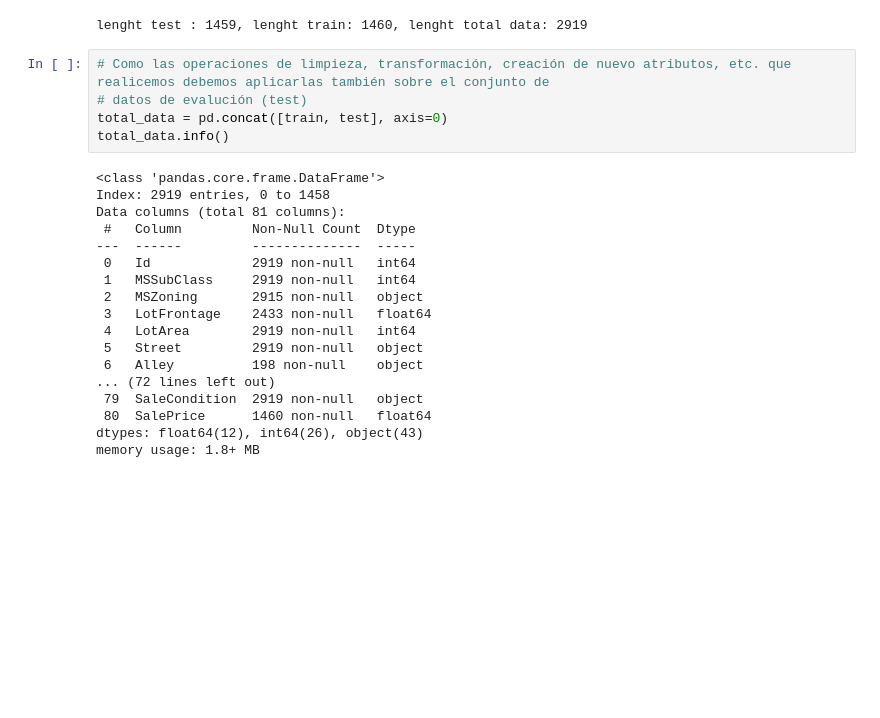
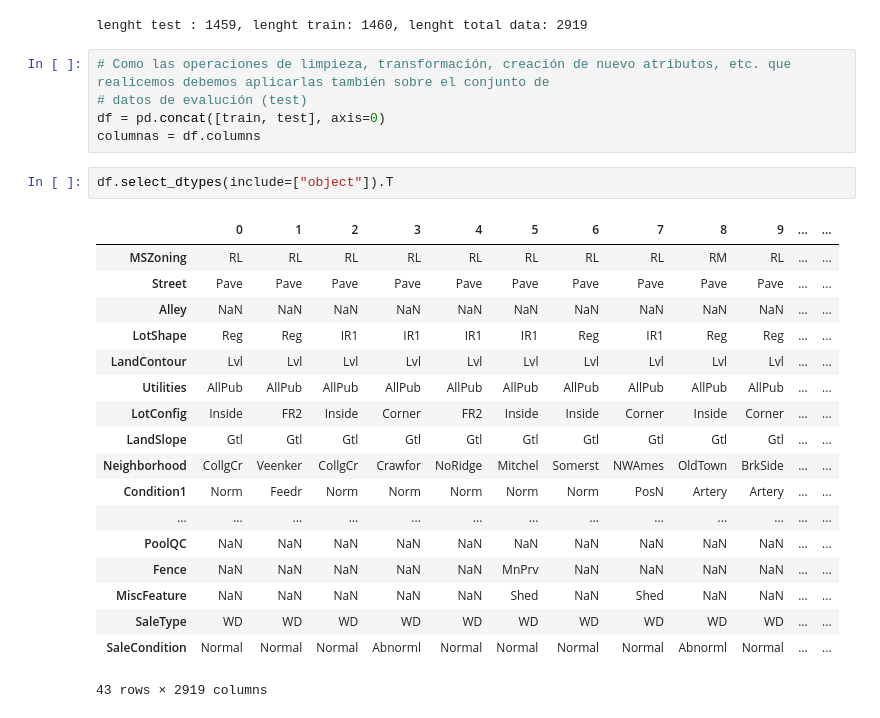
Before and after one commit to steestor/Supervised_Learning_Project_Samsung, a Jupyter notebook: Proyecto Final - House prices.ipynb, the cells around one changed output. Drawn from its saved outputs; the diff is of its cells as text; blank space fills up the shorter version.

```diff
--- a/Proyecto Final - House prices.ipynb
+++ b/Proyecto Final - House prices.ipynb
@@ -58,23 +159,26 @@ lenght test : 1459, lenght train: 1460, lenght total data: 2919
 # %%
 # Como las operaciones de limpieza, transformación, creación de nuevo atributos, etc. que realicemos debemos aplicarlas también sobre el conjunto de
 # datos de evalución (test)
-total_data = pd.concat([train, test], axis=0)
-total_data.info()
+df = pd.concat([train, test], axis=0)
+columnas = df.columns
-# %% [output]
-<class 'pandas.core.frame.DataFrame'>
-Index: 2919 entries, 0 to 1458
-Data columns (total 81 columns):
- #   Column         Non-Null Count  Dtype
----  ------         --------------  -----
- 0   Id             2919 non-null   int64
- 1   MSSubClass     2919 non-null   int64
- 2   MSZoning       2915 non-null   object
- 3   LotFrontage    2433 non-null   float64
- 4   LotArea        2919 non-null   int64
- 5   Street         2919 non-null   object
- 6   Alley          198 non-null    object
-... (72 lines left out)
- 79  SaleCondition  2919 non-null   object
- 80  SalePrice      1460 non-null   float64
-dtypes: float64(12), int64(26), object(43)
-memory usage: 1.8+ MB
+# %%
+df.select_dtypes(include=["object"]).T
+# %% [output]
+|  | 0 | 1 | 2 | 3 | 4 | 5 | 6 | 7 | 8 | 9 | ... | ... |
+| MSZoning | RL | RL | RL | RL | RL | RL | RL | RL | RM | RL | ... | ... |
+| Street | Pave | Pave | Pave | Pave | Pave | Pave | Pave | Pave | Pave | Pave | ... | ... |
+| Alley | NaN | NaN | NaN | NaN | NaN | NaN | NaN | NaN | NaN | NaN | ... | ... |
+| LotShape | Reg | Reg | IR1 | IR1 | IR1 | IR1 | Reg | IR1 | Reg | Reg | ... | ... |
+| LandContour | Lvl | Lvl | Lvl | Lvl | Lvl | Lvl | Lvl | Lvl | Lvl | Lvl | ... | ... |
+| Utilities | AllPub | AllPub | AllPub | AllPub | AllPub | AllPub | AllPub | AllPub | AllPub | AllPub | ... | ... |
+| LotConfig | Inside | FR2 | Inside | Corner | FR2 | Inside | Inside | Corner | Inside | Corner | ... | ... |
+| LandSlope | Gtl | Gtl | Gtl | Gtl | Gtl | Gtl | Gtl | Gtl | Gtl | Gtl | ... | ... |
+| Neighborhood | CollgCr | Veenker | CollgCr | Crawfor | NoRidge | Mitchel | Somerst | NWAmes | OldTown | BrkSide | ... | ... |
+| Condition1 | Norm | Feedr | Norm | Norm | Norm | Norm | Norm | PosN | Artery | Artery | ... | ... |
+| ... | ... | ... | ... | ... | ... | ... | ... | ... | ... | ... | ... | ... |
+| PoolQC | NaN | NaN | NaN | NaN | NaN | NaN | NaN | NaN | NaN | NaN | ... | ... |
+| Fence | NaN | NaN | NaN | NaN | NaN | MnPrv | NaN | NaN | NaN | NaN | ... | ... |
+| MiscFeature | NaN | NaN | NaN | NaN | NaN | Shed | NaN | Shed | NaN | NaN | ... | ... |
+| SaleType | WD | WD | WD | WD | WD | WD | WD | WD | WD | WD | ... | ... |
+| SaleCondition | Normal | Normal | Normal | Abnorml | Normal | Normal | Normal | Normal | Abnorml | Normal | ... | ... |
+43 rows × 2919 columns
```
Also changed, not shown: parts of 18 cells of this notebook.
